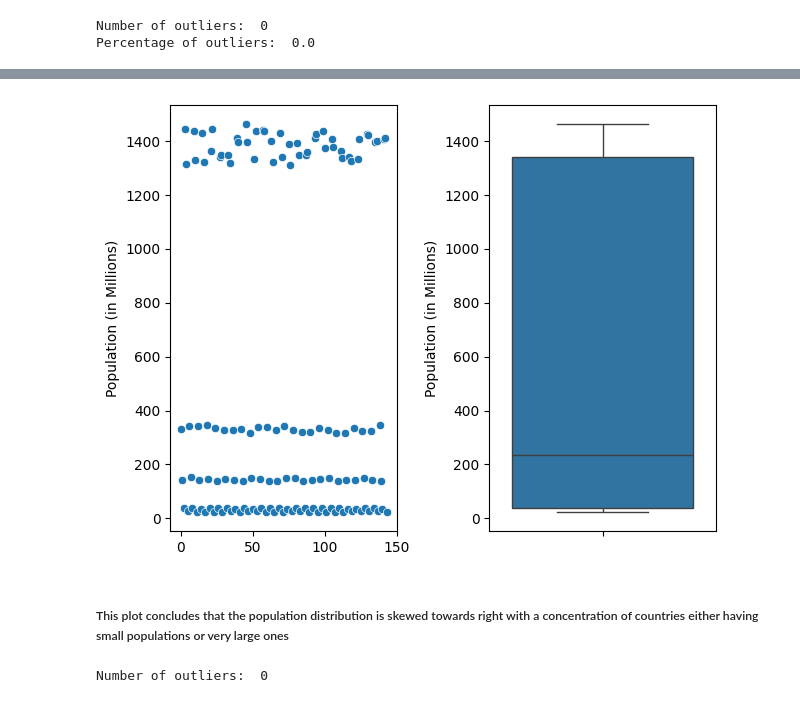
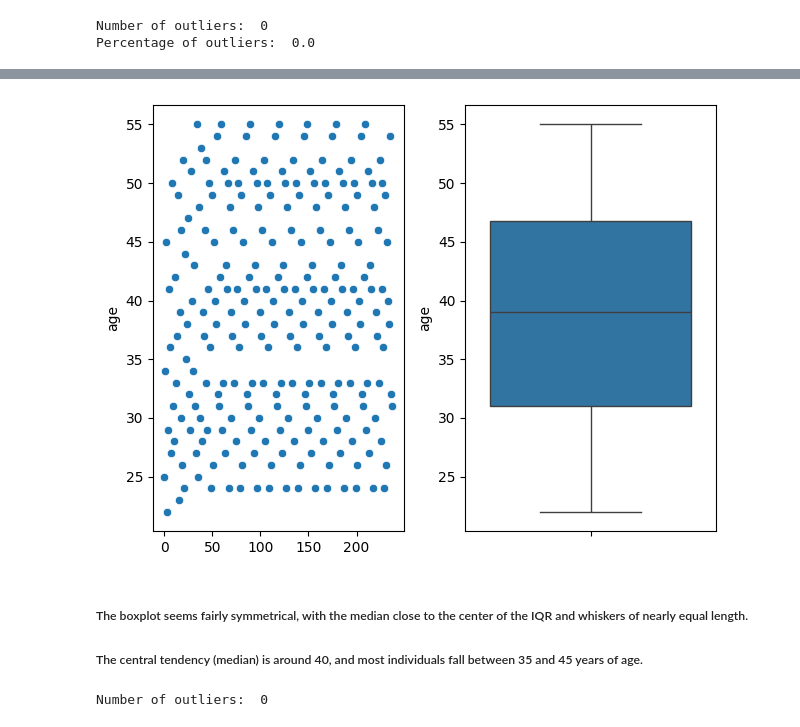
Before and after one commit to Vrishank-Saini/DAI-Assignment, a Jupyter notebook: Assignment.ipynb, the cells around one changed output, grey strips where cells are left out. Cells and saved outputs as stored; diff of their text form; code cells hidden in the pictures.

```diff
--- a/Assignment.ipynb
+++ b/Assignment.ipynb
@@ -5,6 +5,6 @@ import matplotlib.pyplot as plt
 import seaborn as sns
 import scipy.stats as stats
 # %%
-df=pd.read_csv("country_comparison_large_dataset.csv")
+df=pd.read_csv("Customer Purchasing Behaviors.csv")
 df.head()
 # %% [output]
@@ -95,7 +74,7 @@ df.shape
 # %% [markdown]
 # Univariate Analysis
 # %%
-df2 = df["Population (in Millions)"]
+df2 = df["age"]
 # %%
 # We see that there are no null columns
 df2.isna().sum()
@@ -160,14 +139,15 @@ plt.show()
 # %%
 plt.subplot(1, 2, 1)
-sns.scatterplot(dat)
+sns.scatterplot(df2)
 plt.subplot(1, 2, 2)
-sns.boxplot(dat)
+sns.boxplot(df2)
 plt.tight_layout()
 plt.show()
 # %% [output]
-[figure, old version]
+[figure, new version]
-# %% [markdown]
-##### This plot concludes that the population distribution is skewed towards right with a concentration of countries either having small populations or very large ones
+# %% [markdown]
+##### The boxplot seems fairly symmetrical, with the median close to the center of the IQR and whiskers of nearly equal length.
+##### The central tendency (median) is around 40, and most individuals fall between 35 and 45 years of age.
 # %%
 # Z-score method
 z_scores = stats.zscore(df2)
```
Also changed, not shown: parts of 40 cells of this notebook.
